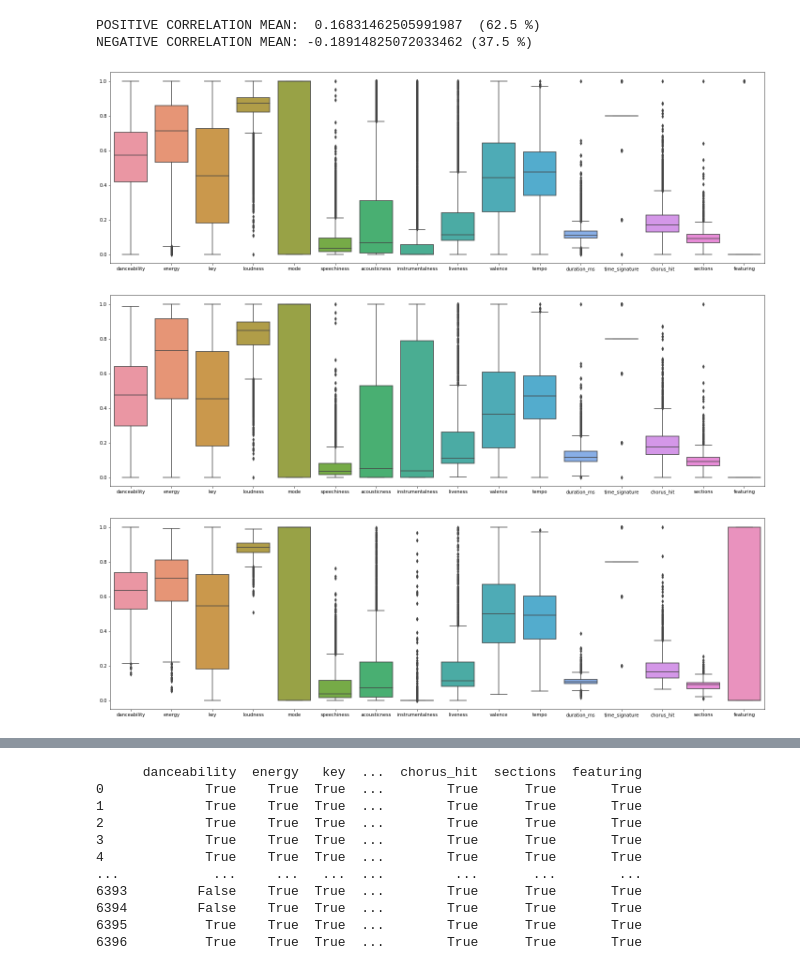
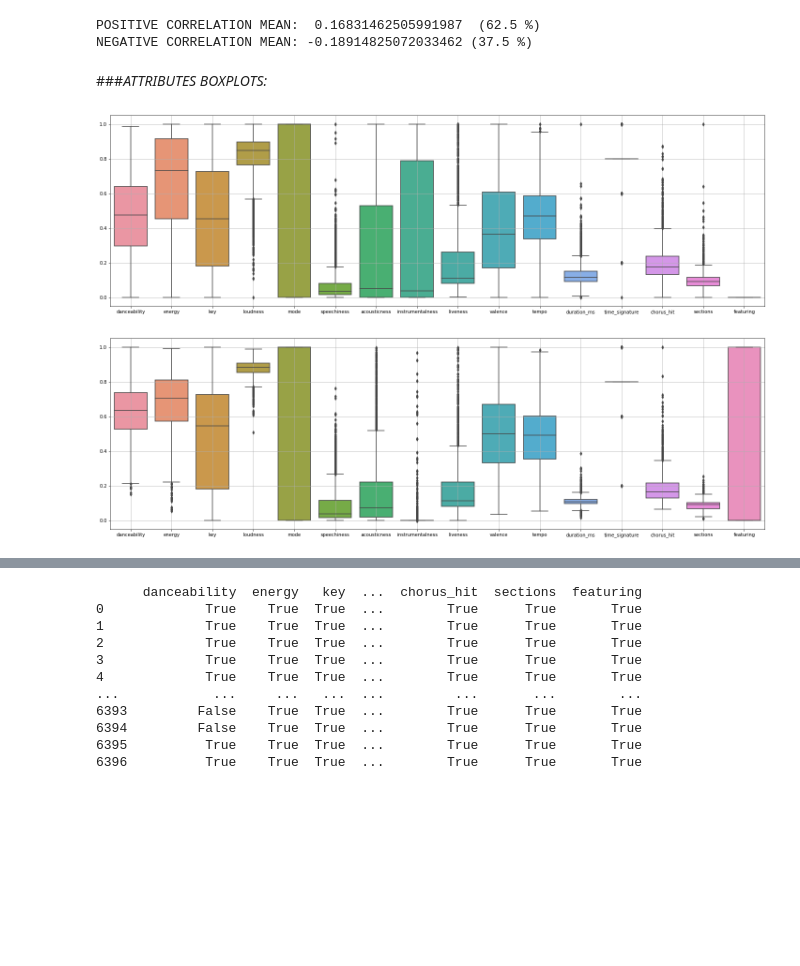
Before and after one commit to MatteoStoisa/DataSpaces_project, a Jupyter notebook: projectDataSpacesMatteoStoisa_the_spotify_hit_predictor_dataset_dataset_of_10s.ipynb, the cells around one changed output, grey strips where cells are left out. Drawn from its saved outputs; the diff is of its cells as text; code cells hidden in the pictures; blank space fills up the shorter version.

```diff
--- a/projectDataSpacesMatteoStoisa_the_spotify_hit_predictor_dataset_dataset_of_10s.ipynb
+++ b/projectDataSpacesMatteoStoisa_the_spotify_hit_predictor_dataset_dataset_of_10s.ipynb
@@ -32,6 +32,7 @@ Mounted at /content/gdrive
 # %%
 whole_dataset = pd.read_csv(dataset_path, delimiter=",")
 
+#ADD 'FEATUR' ATTRIBUTE
 artists = whole_dataset.loc[:, 'artist']
 withFeaturing = []
 for artist in artists:
@@ -41,21 +42,35 @@ for artist in artists:
     withFeaturing.append(0)
 whole_dataset['featuring'] = withFeaturing
 
+#NORMALIZATION
+scaler = preprocessing.MinMaxScaler()
+attributes_to_scale = ['danceability', 'energy', 'key', 'loudness', 'speechiness', 'acousticness', 'instrumentalness', 'liveness', 'valence', 'tempo', 'duration_ms', 'time_signature', 'chorus_hit', 'sections']
+whole_dataset[attributes_to_scale] = scaler.fit_transform(whole_dataset[attributes_to_scale])
+
+#DEFINE ATTRIBUTE TYPES
 whole_attributes = list(whole_dataset.columns.values)
 secondary_attributes = ['track', 'artist', 'uri']
+discrete_attributes = ['key', 'mode', 'time_signature', 'section', 'featuring']
 primary_attributes = []
+continuous_attributes = []
 for attribute in whole_attributes:
   if attribute not in secondary_attributes:
     primary_attributes.append(attribute)
+    if attribute not in discrete_attributes:
+      continuous_attributes.append(attribute)
+primary_attributes.remove('target')
+continuous_attributes.remove('target')
 
+#SPLIT DATASET
 dataset = whole_dataset.drop(columns = secondary_attributes)
 dataset_labels = dataset.loc[:, 'target']
 dataset = dataset.drop(columns='target')
-primary_attributes.remove('target')
-secondary_dataset = whole_dataset.drop(columns = primary_attributes)
-secondary_dataset = secondary_dataset.drop(columns='target')
+dataset_0 = whole_dataset.loc[whole_dataset['target'] == 0]
+dataset_1 = whole_dataset.loc[whole_dataset['target'] == 1]
+dataset_0 = dataset_0.drop(columns=secondary_attributes)
+dataset_0 = dataset_0.drop(columns='target')
+dataset_1 = dataset_1.drop(columns=secondary_attributes)
+dataset_1 = dataset_1.drop(columns='target')
 
-print("- whole_dataset: {}\n  whole_attributes: {}".format(whole_dataset.shape, whole_dataset.columns.values))
-print("- dataset: {}\n  primary_attributes: {}".format(dataset.shape, dataset.columns.values))
-print("- secondary_dataset: {}\n  secondary_attributes: {}".format(secondary_dataset.shape, secondary_dataset.columns.values))
-print("- dataset_labels: {}".format(dataset_labels.shape))
+#TRAIN-TEST SPLIT
+x_train, x_test, y_train, y_test = train_test_split(dataset, dataset_labels, test_size=0.2, stratify=dataset_labels, random_state=15)
@@ -165,22 +167,18 @@ print("NEGATIVE CORRELATION MEAN: {} ({} %)".format(negative_sum / negative_coun
 [figure]
 POSITIVE CORRELATION MEAN:  0.16831462505991987  (62.5 %)
 NEGATIVE CORRELATION MEAN: -0.18914825072033462 (37.5 %)
+# %% [markdown]
+###*ATTRIBUTES BOXPLOTS:*
 # %%
-whole_dataset_0 = whole_dataset.loc[whole_dataset['target'] == 0]
-whole_dataset_1 = whole_dataset.loc[whole_dataset['target'] == 1]
-
 fig = plt.figure(figsize=(25, 7.5))
-ax = sns.boxplot(data=whole_dataset[primary_attributes])
+ax = sns.boxplot(data=dataset_0)
+plt.grid(True)
 plt.show()
 
 fig = plt.figure(figsize=(25, 7.5))
-ax = sns.boxplot(data=whole_dataset_0[primary_attributes])
+ax = sns.boxplot(data=dataset_1)
+plt.grid(True)
 plt.show()
-
-fig = plt.figure(figsize=(25, 7.5))
-ax = sns.boxplot(data=whole_dataset_1[primary_attributes])
-plt.show()
 # %% [output]
-[figure, old version]
+[figure, new version]
-[figure, old version]
+[figure, new version]
-[figure, removed]
```
Also changed, not shown: parts of 22 cells of this notebook.
